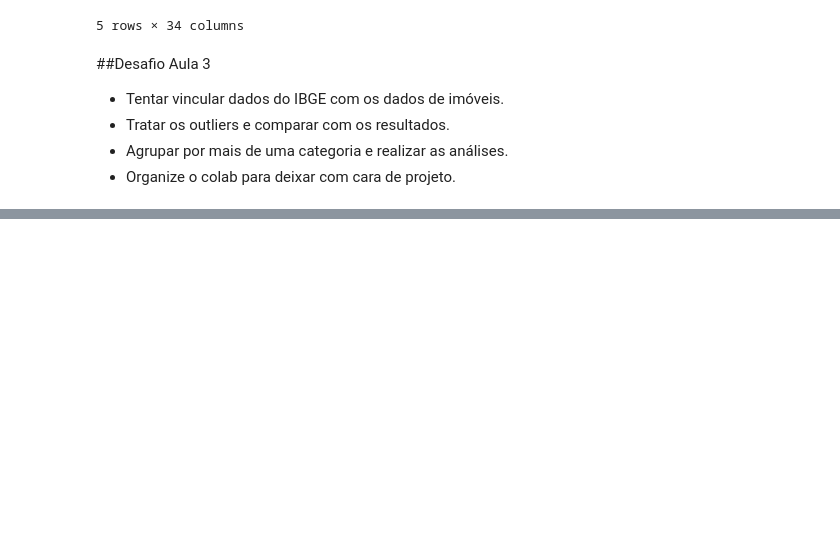
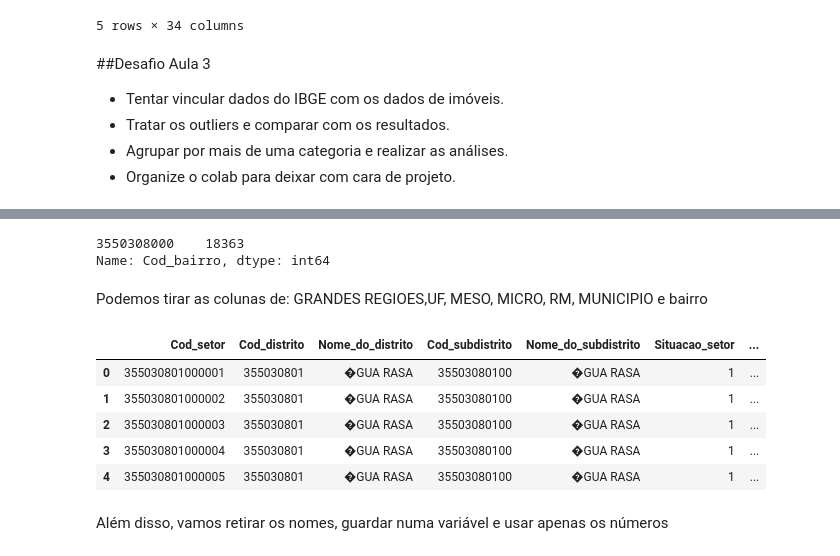
Before and after one commit to njuliacsouza/imersaoDADOS_Alura4, a Jupyter notebook: desafios/Imersao_dados_4_aula03.ipynb, the cells around one changed output, grey strips where cells are left out. Drawn from its saved outputs; the diff is of its cells as text; code cells hidden in the pictures; blank space fills up the shorter version.

```diff
--- a/desafios/Imersao_dados_4_aula03.ipynb
+++ b/desafios/Imersao_dados_4_aula03.ipynb
@@ -210,0 +284,22 @@ dados_ibge.head()
+# %%
+dados_ibge['Cod_bairro'].value_counts()  # apenas um bairro
+# %% [output]
+3550308000    18363
+Name: Cod_bairro, dtype: int64
+# %% [markdown]
+Podemos tirar as colunas de: GRANDES REGIOES,UF, MESO, MICRO, RM, MUNICIPIO e bairro
+# %%
+dropar_colunas = ['Cod_Grandes_Regioes', 'Nome_Grande_Regiao', 'Cod_UF',
+       'Nome_da_UF ', 'Cod_meso', 'Nome_da_meso', 'Cod_micro', 'Nome_da_micro',
+       'Cod_RM', 'Nome_da_RM', 'Cod_municipio', 'Nome_do_municipio','Cod_bairro', 'Nome_do_bairro']
+dados_ibge.drop(dropar_colunas, axis=1, inplace=True)
+dados_ibge.head()
+# %% [output]
+|  | Cod_setor | Cod_distrito | Nome_do_distrito | Cod_subdistrito | Nome_do_subdistrito | Situacao_setor | ... |
+| 0 | 355030801000001 | 355030801 | �GUA RASA | 35503080100 | �GUA RASA | 1 | ... |
+| 1 | 355030801000002 | 355030801 | �GUA RASA | 35503080100 | �GUA RASA | 1 | ... |
+| 2 | 355030801000003 | 355030801 | �GUA RASA | 35503080100 | �GUA RASA | 1 | ... |
+| 3 | 355030801000004 | 355030801 | �GUA RASA | 35503080100 | �GUA RASA | 1 | ... |
+| 4 | 355030801000005 | 355030801 | �GUA RASA | 35503080100 | �GUA RASA | 1 | ... |
+# %% [markdown]
+Além disso, vamos retirar os nomes, guardar numa variável e usar apenas os números
```
Also changed, not shown: parts of 13 cells of this notebook.
